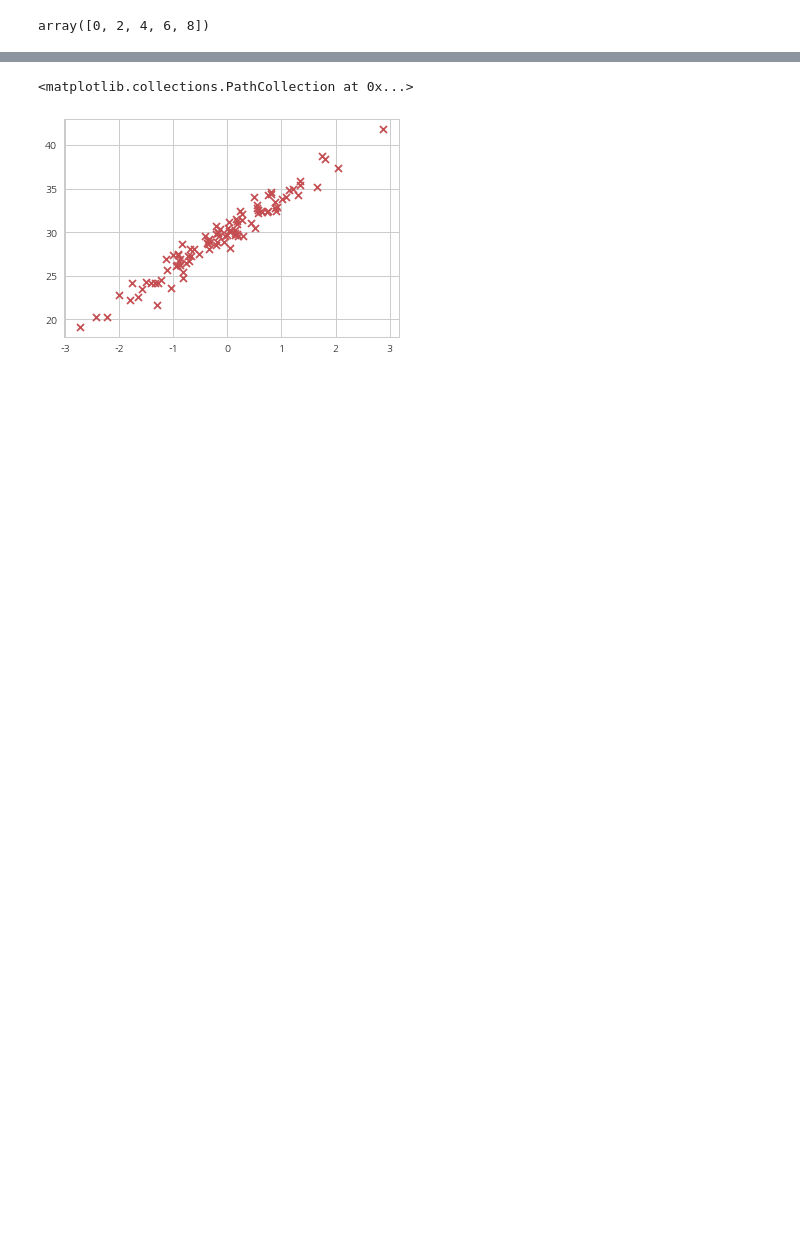
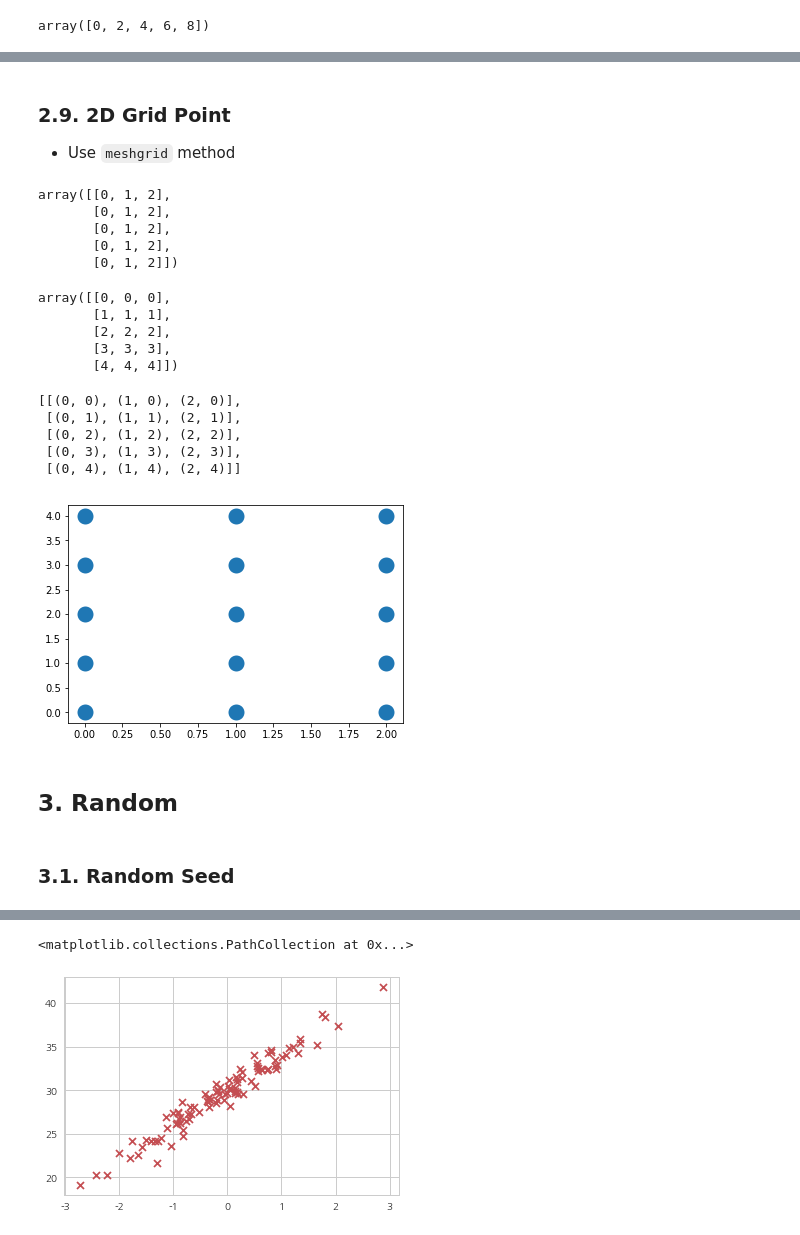
Before and after one commit to baegwangbin/TIL, a Jupyter notebook: Python/Numpy.ipynb, the cells around one changed output, grey strips where cells are left out. Cells and saved outputs as stored; diff of their text form; code cells hidden in the pictures; blank space fills up the shorter version.

```diff
--- a/Python/Numpy.ipynb
+++ b/Python/Numpy.ipynb
@@ -338,0 +659,41 @@ array([[22, 28],
+# %% [markdown]
+### 2.9. 2D Grid Point
+* Use `meshgrid` method
+# %%
+x = np.arange(3) # x = [0,1,2]
+y = np.arange(5) # y = [0,1,2,3,4]
+
+X, Y = np.meshgrid(x, y)
+# %%
+X
+# %% [output]
+array([[0, 1, 2],
+       [0, 1, 2],
+       [0, 1, 2],
+       [0, 1, 2],
+       [0, 1, 2]])
+# %%
+Y
+# %% [output]
+array([[0, 0, 0],
+       [1, 1, 1],
+       [2, 2, 2],
+       [3, 3, 3],
+       [4, 4, 4]])
+# %%
+[list(zip(x, y)) for x, y in zip(X, Y)]
+# %% [output]
+[[(0, 0), (1, 0), (2, 0)],
+ [(0, 1), (1, 1), (2, 1)],
+ [(0, 2), (1, 2), (2, 2)],
+ [(0, 3), (1, 3), (2, 3)],
+ [(0, 4), (1, 4), (2, 4)]]
+# %%
+plt.scatter(X, Y, linewidths=10)
+plt.show()
+# %% [output]
+[figure, added]
+# %% [markdown]
+## 3. Random
+# %% [markdown]
+### 3.1. Random Seed
```
Also changed, not shown: parts of 210 cells of this notebook.
